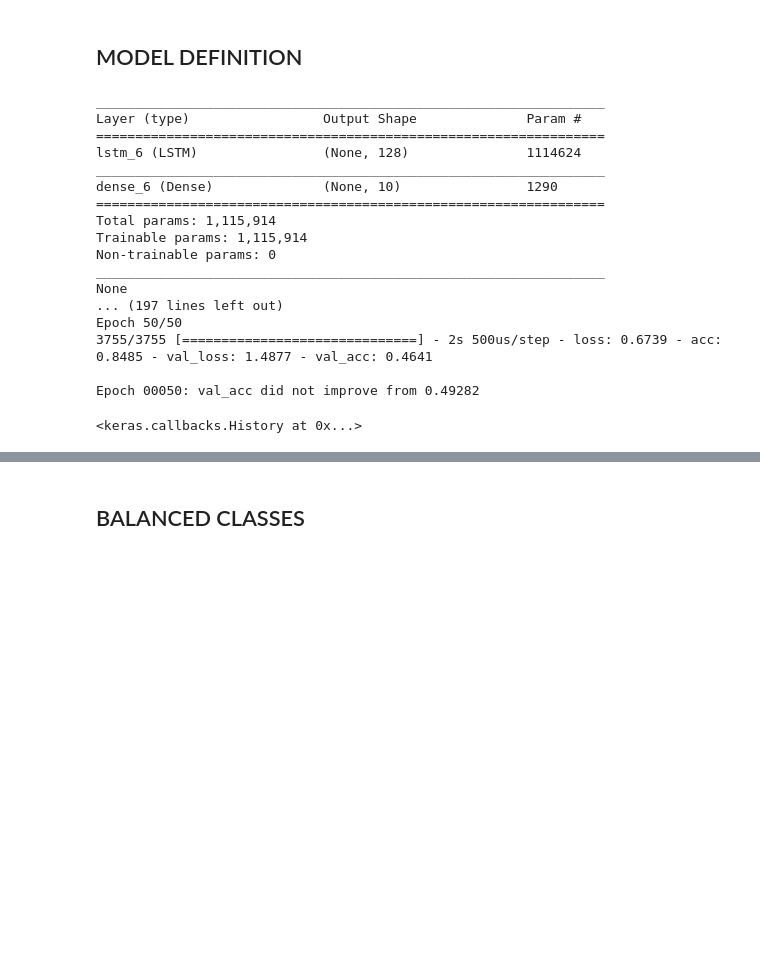
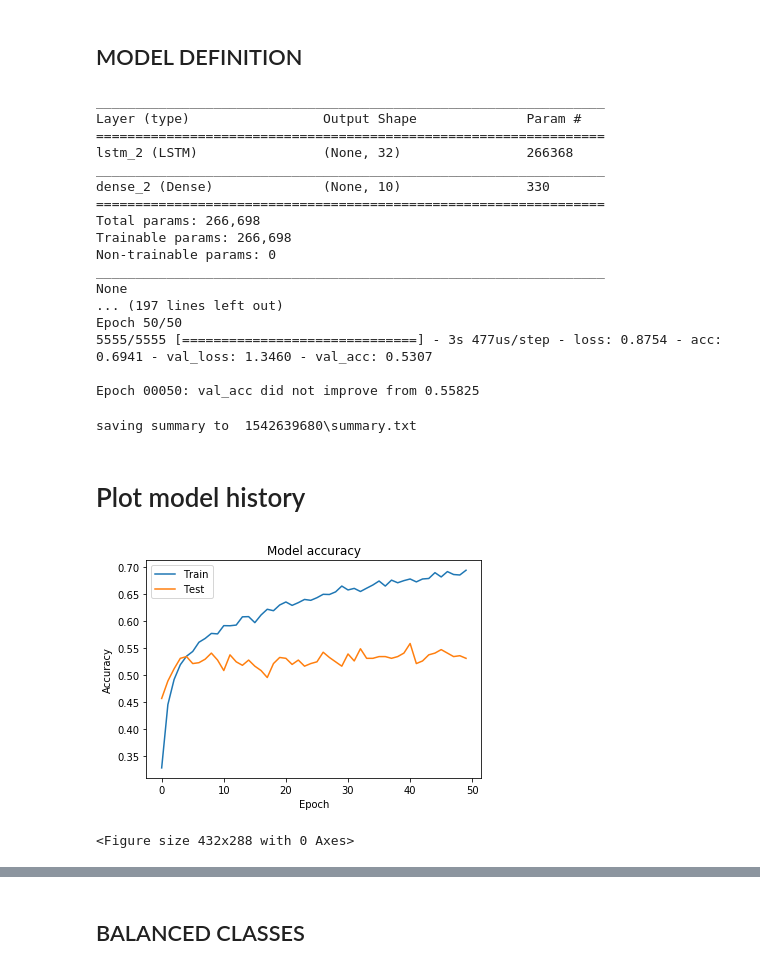
Before and after one commit to m3h0w/visual-attention-cnn-and-eye-tracking, a Jupyter notebook: patches/2model.ipynb, the cells around one changed output, grey strips where cells are left out. Drawn from its saved outputs; the diff is of its cells as text; code cells hidden in the pictures; blank space fills up the shorter version.

```diff
--- a/patches/2model.ipynb
+++ b/patches/2model.ipynb
@@ -143,21 +140,24 @@ X_train, X_test, y_train, y_test = train_test_split(xtrain, ytrain.todense(), te
 # %%
 def get_model():
     model = keras.Sequential()
-    model.add(keras.layers.LSTM(128, dropout=0.2, input_shape=(MAX_GAZE_POINTS, xtrain.shape[2],)))
-    model.add(keras.layers.Dense(len(idx2class), activation='sigmoid'))
-
+    model.add(keras.layers.LSTM(32, dropout=0.5, input_shape=(GAZE_POINTS, xtrain.shape[2],)))
+    model.add(keras.layers.Dense(len(idx2class), activation='softmax'))
 
     model.compile(loss='categorical_crossentropy',
-                optimizer=keras.optimizers.rmsprop(lr=0.00005),
+                optimizer=keras.optimizers.Adam(),
                 metrics=['accuracy'])
     print(model.summary())
     return model
+# %%
+import time
+model_id = str(int(time.time()))
+os.mkdir(model_id)
 # %%
-filepath="weights-imbalanced-{epoch:02d}-{val_acc:.2f}.hdf5"
+filepath=os.path.join(model_id,"weights-imbalanced-{epoch:02d}-{val_acc:.2f}.hdf5")
 checkpoint = keras.callbacks.ModelCheckpoint(filepath, monitor='val_acc', verbose=1, save_best_only=True, mode='max')
 # %%
 model = get_model()
-model.fit(
+history = model.fit(
     X_train,
     y_train,
     validation_data=(X_test, y_test),
@@ -170,18 +170,17 @@ model.fit(
 _________________________________________________________________
 Layer (type)                 Output Shape              Param #
 =================================================================
-lstm_6 (LSTM)                (None, 128)               1114624
+lstm_2 (LSTM)                (None, 32)                266368
 _________________________________________________________________
-dense_6 (Dense)              (None, 10)                1290
+dense_2 (Dense)              (None, 10)                330
 =================================================================
-Total params: 1,115,914
-Trainable params: 1,115,914
+Total params: 266,698
+Trainable params: 266,698
 Non-trainable params: 0
 _________________________________________________________________
 None
 ... (197 lines left out)
 Epoch 50/50
-3755/3755 [==============================] - 2s 500us/step - loss: 0.6739 - acc: 0.8485 - val_loss: 1.4877 - val_acc: 0.4641
+5555/5555 [==============================] - 3s 477us/step - loss: 0.8754 - acc: 0.6941 - val_loss: 1.3460 - val_acc: 0.5307
 
-Epoch 00050: val_acc did not improve from 0.49282
+Epoch 00050: val_acc did not improve from 0.55825
-<keras.callbacks.History at 0x...>
@@ -187,0 +207,21 @@ Epoch 00050: val_acc did not improve from 0.49282
+# %%
+model.summary(print_fn=add_to_summary)
+savesummary()
+# %% [output]
+saving summary to  1542639680\summary.txt
+# %% [markdown]
+# Plot model history
+# %%
+# Plot training & validation accuracy values
+plt.plot(history.history['acc'])
+plt.plot(history.history['val_acc'])
+plt.title('Model accuracy')
+plt.ylabel('Accuracy')
+plt.xlabel('Epoch')
+plt.legend(['Train', 'Test'], loc='upper left')
+plt.gcf().savefig(os.path.join(model_id, "accuracy.png"))
+plt.show()
+plt.clf()
+# %% [output]
+[figure, added]
+<Figure size 432x288 with 0 Axes>
```
Also changed, not shown: parts of 19 cells of this notebook, 2 other files.
